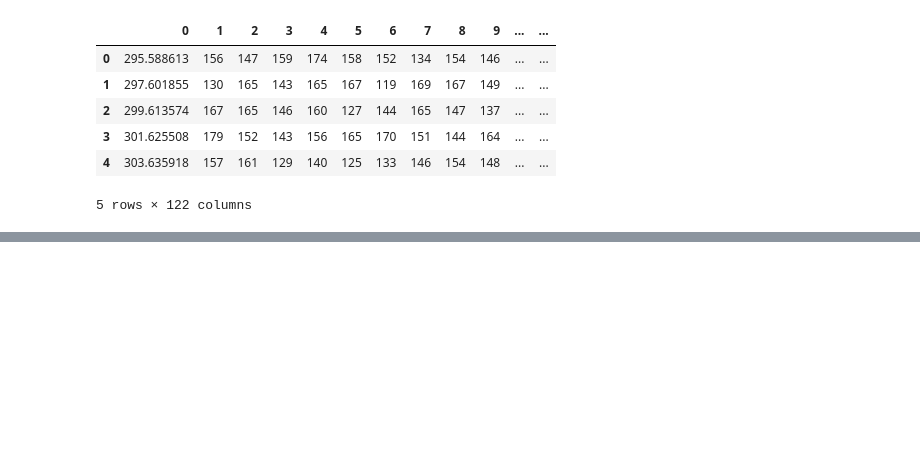
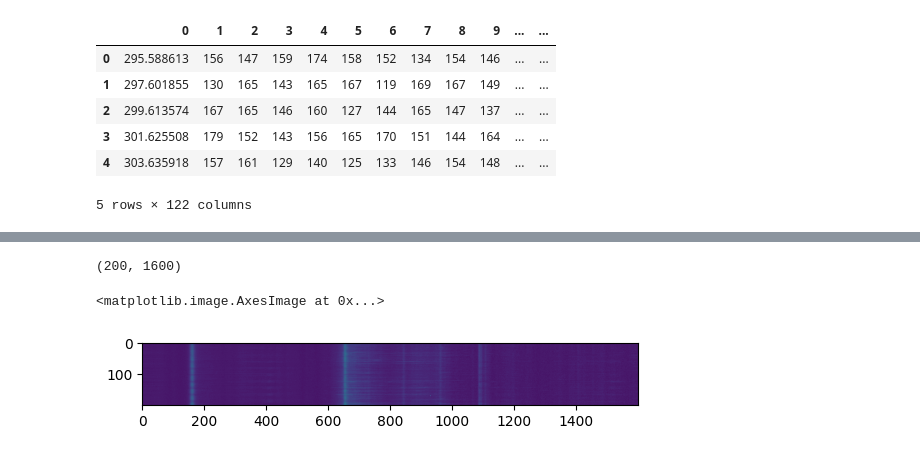
Before and after one commit to moria5161/Ramancloud, a Jupyter notebook: samples/tmp.ipynb, the cells around one changed output, grey strips where cells are left out. Cells and saved outputs as stored; diff of their text form; code cells hidden in the pictures; blank space fills up the shorter version.

```diff
--- a/samples/tmp.ipynb
+++ b/samples/tmp.ipynb
@@ -89,0 +155,2 @@ df.head()
+# %%
+data3 = pd.read_csv('./mapping data-Horiba.txt', delimiter='\t', header=None)
@@ -89,0 +182,11 @@ df.head()
+# %%
+dataset = data3.loc[:, data3.isna().any() == False].iloc[1:].to_numpy()
+# %%
+dataset.shape
+# %% [output]
+(200, 1600)
+# %%
+plt.imshow(dataset)
+# %% [output]
+<matplotlib.image.AxesImage at 0x...>
+[figure, added]
```
Also changed, not shown: parts of 17 cells of this notebook, 14 other files.
